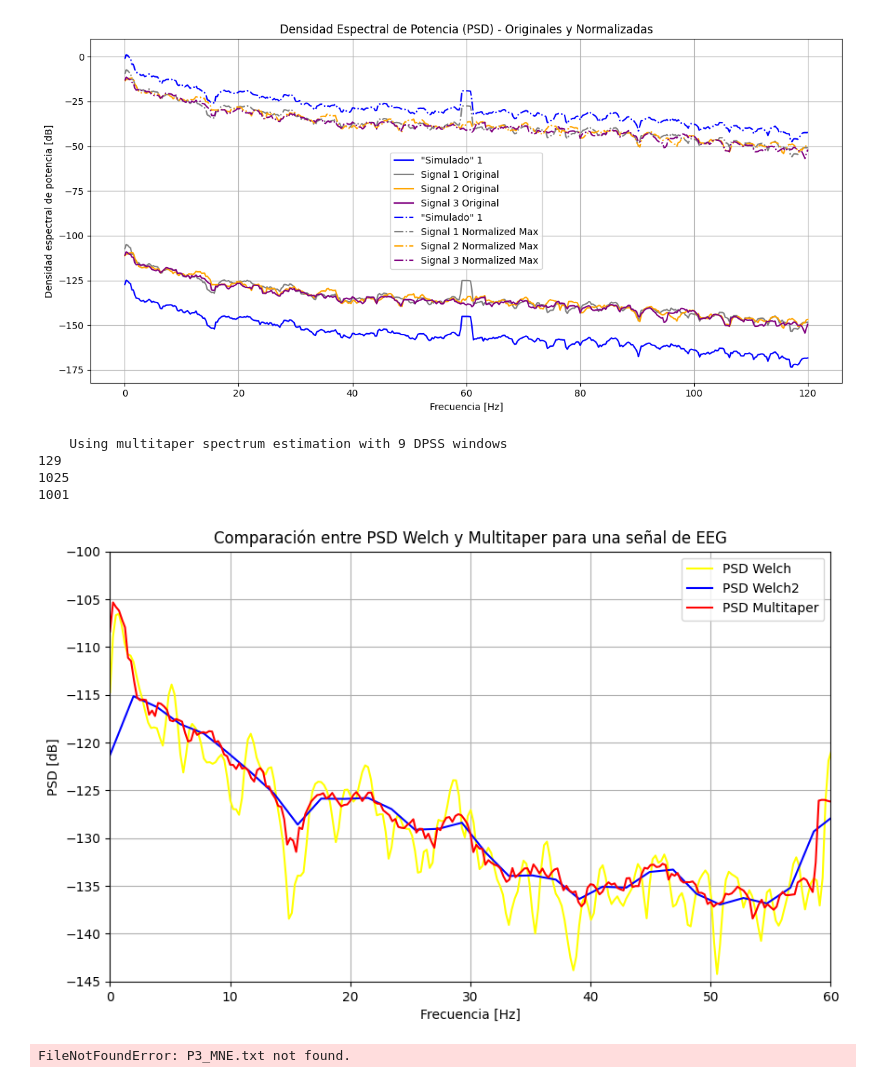
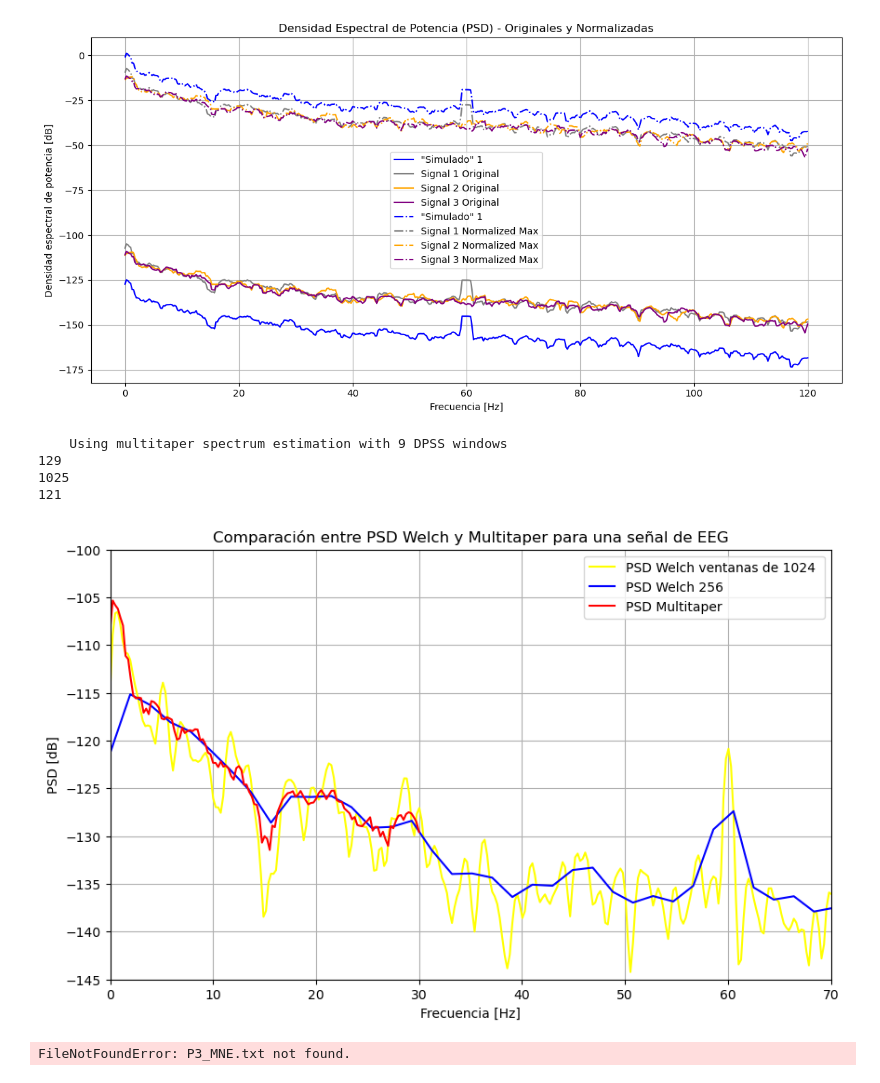
Before and after one commit to juanmillan03/Tesis-CA, a Jupyter notebook: Codigos/V7/Visual_Datos.ipynb, the cells around one changed output. Cells and saved outputs as stored; diff of their text form; code cells hidden in the pictures.

```diff
--- a/Codigos/V7/Visual_Datos.ipynb
+++ b/Codigos/V7/Visual_Datos.ipynb
@@ -180,39 +180,39 @@ noverlap = int(nperseg*0.75)  # Superposición del 50%
 frequencies_welch2, psd_welch2 = signal.welch(eeg_signal, fs, nperseg=256, noverlap=256//2)
 frequencies_welch, psd_welch = signal.welch(eeg_signal, fs, nperseg=nperseg, noverlap=noverlap, nfft=2048)
 psd_welch_db = 10 * np.log10(psd_welch)  # Convertir a dB
 psd_welch_db2 = 10 * np.log10(psd_welch2)
 # 2. Calcular la PSD usando el método Multitaper
 NW = 2.5  # Parámetro de ancho de banda
-psd_multitaper, freq_multitaper = psd_array_multitaper(eeg_signal, fs, fmin=0, fmax=fs / 2, adaptive=True, bandwidth=NW, normalization='full')
+psd_multitaper, freq_multitaper = psd_array_multitaper(eeg_signal, fs, fmin=0, fmax=30, adaptive=True, bandwidth=NW, normalization='full')
 psd_multitaper_db = 10 * np.log10(psd_multitaper)  # Convertir a dB
 
 # Graficar la comparación entre Welch y Multitaper
 plt.figure(figsize=(10, 6))
 
 # PSD de Welch
-plt.plot(frequencies_welch, psd_welch_db, label="PSD Welch", color='yellow')
-plt.plot(frequencies_welch2, psd_welch_db2, label="PSD Welch2", color='blue')
+plt.plot(frequencies_welch, psd_welch_db, label="PSD Welch ventanas de 1024 ", color='yellow')
+plt.plot(frequencies_welch2, psd_welch_db2, label="PSD Welch 256", color='blue')
 print(len(psd_welch_db2))
 print(len(psd_welch_db))
 # PSD de Multitaper
 plt.plot(freq_multitaper, psd_multitaper_db, label="PSD Multitaper", color='red')
 print(len(psd_multitaper_db))
 
 # Configuración de la gráfica
 plt.xlabel('Frecuencia [Hz]')
 plt.ylabel('PSD [dB]')
 plt.title('Comparación entre PSD Welch y Multitaper para una señal de EEG')
 plt.legend()
 plt.grid()
-plt.xlim(0,60)
+plt.xlim(0,70)
 plt.ylim(-145,-100)
 plt.show()
 # %% [output]
     Using multitaper spectrum estimation with 9 DPSS windows
 129
 1025
-1001
+121
-[figure, old version]
+[figure, new version]
 # %%
 # Función para leer datos de archivos de texto
 def read_signals(file_path):
```
Also changed, not shown: parts of 1 cell of this notebook, 17 other files.
